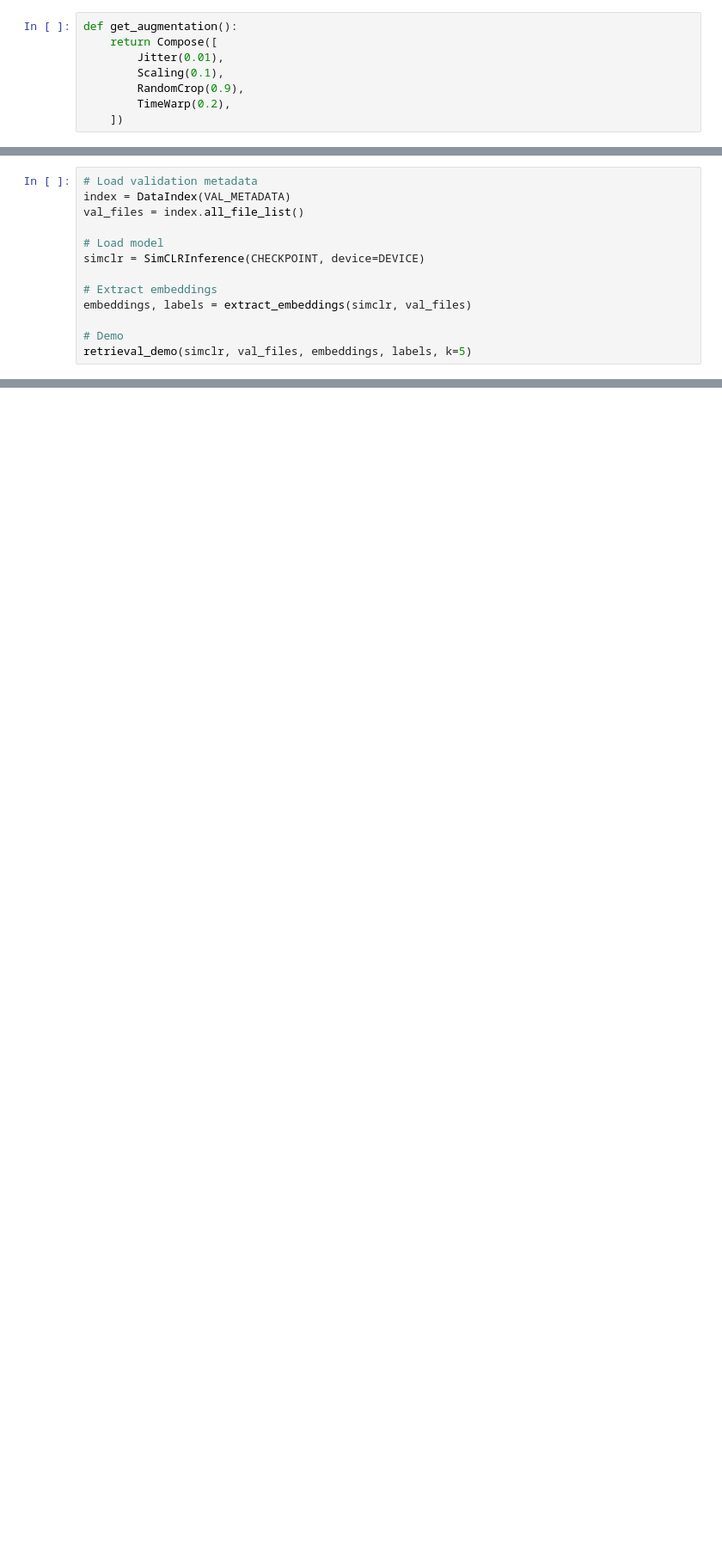
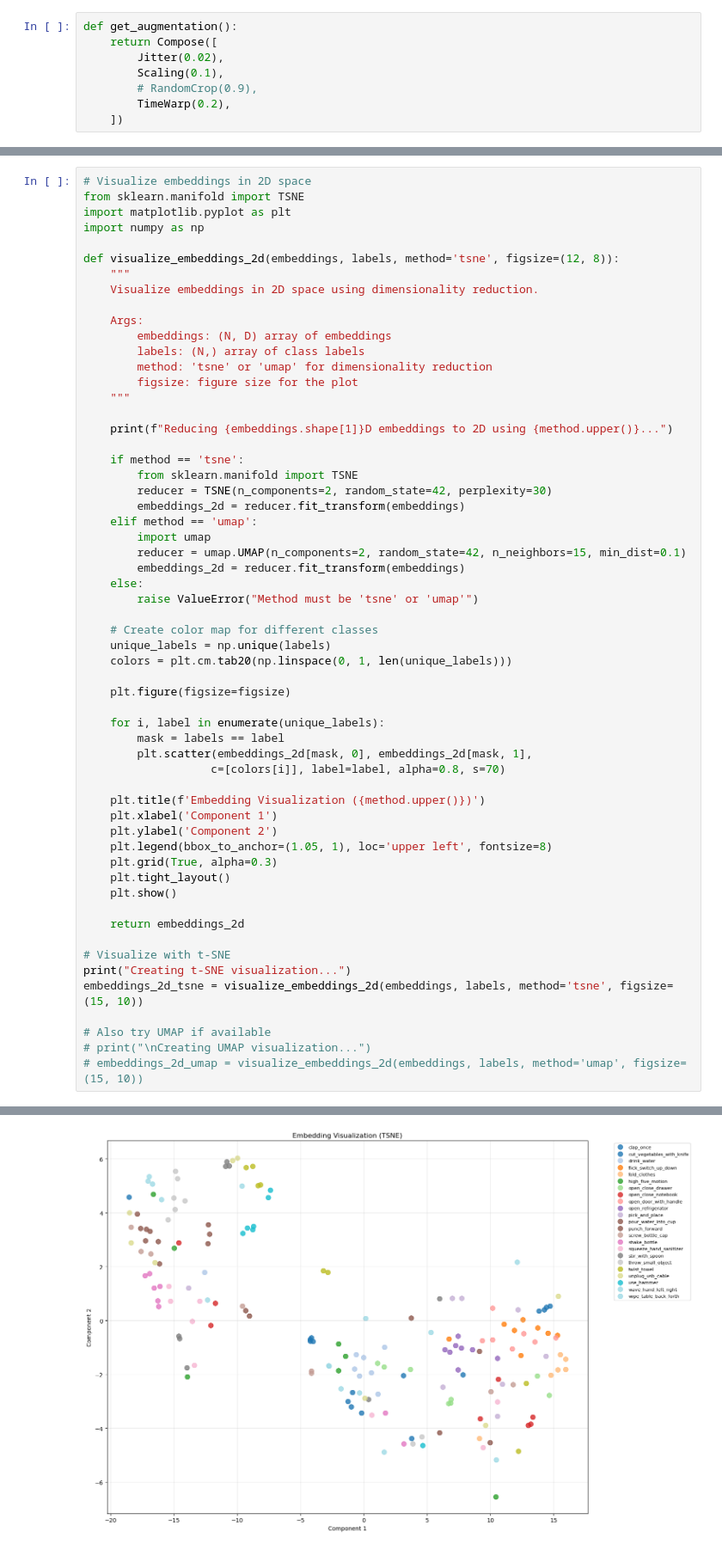
Before and after one commit to Carbonadooo/MCI-project, a Jupyter notebook: imu_ssl/scripts/train_and_test.ipynb, the cells around one changed output, grey strips where cells are left out. Shown: that part at 86% size. Drawn from its saved outputs; the diff is of its cells as text; blank space fills up the shorter version.

```diff
--- a/imu_ssl/scripts/train_and_test.ipynb
+++ b/imu_ssl/scripts/train_and_test.ipynb
@@ -41,8 +45,8 @@ Using device: cuda
 # %%
 def get_augmentation():
     return Compose([
-        Jitter(0.01),
+        Jitter(0.02),
         Scaling(0.1),
-        RandomCrop(0.9),
+        # RandomCrop(0.9),
         TimeWarp(0.2),
     ])
@@ -380,13 +355,0 @@ def retrieval_demo(model, file_list, embeddings, labels, k=5, idx=None):
-# %%
-# Load validation metadata
-index = DataIndex(VAL_METADATA)
-val_files = index.all_file_list()
-
-# Load model
-simclr = SimCLRInference(CHECKPOINT, device=DEVICE)
-
-# Extract embeddings
-embeddings, labels = extract_embeddings(simclr, val_files)
-
-# Demo
-retrieval_demo(simclr, val_files, embeddings, labels, k=5)
@@ -406,0 +356,59 @@ Top-k retrieved results:
+# %%
+# Visualize embeddings in 2D space
+from sklearn.manifold import TSNE
+import matplotlib.pyplot as plt
+import numpy as np
+
+def visualize_embeddings_2d(embeddings, labels, method='tsne', figsize=(12, 8)):
+    """
+    Visualize embeddings in 2D space using dimensionality reduction.
+
+    Args:
+        embeddings: (N, D) array of embeddings
+        labels: (N,) array of class labels
+        method: 'tsne' or 'umap' for dimensionality reduction
+        figsize: figure size for the plot
+    """
+
+    print(f"Reducing {embeddings.shape[1]}D embeddings to 2D using {method.upper()}...")
+
+    if method == 'tsne':
+        from sklearn.manifold import TSNE
+        reducer = TSNE(n_components=2, random_state=42, perplexity=30)
+        embeddings_2d = reducer.fit_transform(embeddings)
+    elif method == 'umap':
+        import umap
+        reducer = umap.UMAP(n_components=2, random_state=42, n_neighbors=15, min_dist=0.1)
+        embeddings_2d = reducer.fit_transform(embeddings)
+    else:
+        raise ValueError("Method must be 'tsne' or 'umap'")
+
+    # Create color map for different classes
+    unique_labels = np.unique(labels)
+    colors = plt.cm.tab20(np.linspace(0, 1, len(unique_labels)))
+
+    plt.figure(figsize=figsize)
+
+    for i, label in enumerate(unique_labels):
+        mask = labels == label
+        plt.scatter(embeddings_2d[mask, 0], embeddings_2d[mask, 1],
+                   c=[colors[i]], label=label, alpha=0.8, s=70)
+
+    plt.title(f'Embedding Visualization ({method.upper()})')
+    plt.xlabel('Component 1')
+    plt.ylabel('Component 2')
+    plt.legend(bbox_to_anchor=(1.05, 1), loc='upper left', fontsize=8)
+    plt.grid(True, alpha=0.3)
+    plt.tight_layout()
+    plt.show()
+
+    return embeddings_2d
+
+# Visualize with t-SNE
+print("Creating t-SNE visualization...")
+embeddings_2d_tsne = visualize_embeddings_2d(embeddings, labels, method='tsne', figsize=(15, 10))
+
+# Also try UMAP if available
+# print("\nCreating UMAP visualization...")
+# embeddings_2d_umap = visualize_embeddings_2d(embeddings, labels, method='umap', figsize=(15, 10))
+# %% [output]
@@ -406,0 +417 @@ Top-k retrieved results:
+[figure, added]
```
Also changed, not shown: parts of 15 cells of this notebook, 7 other files.
